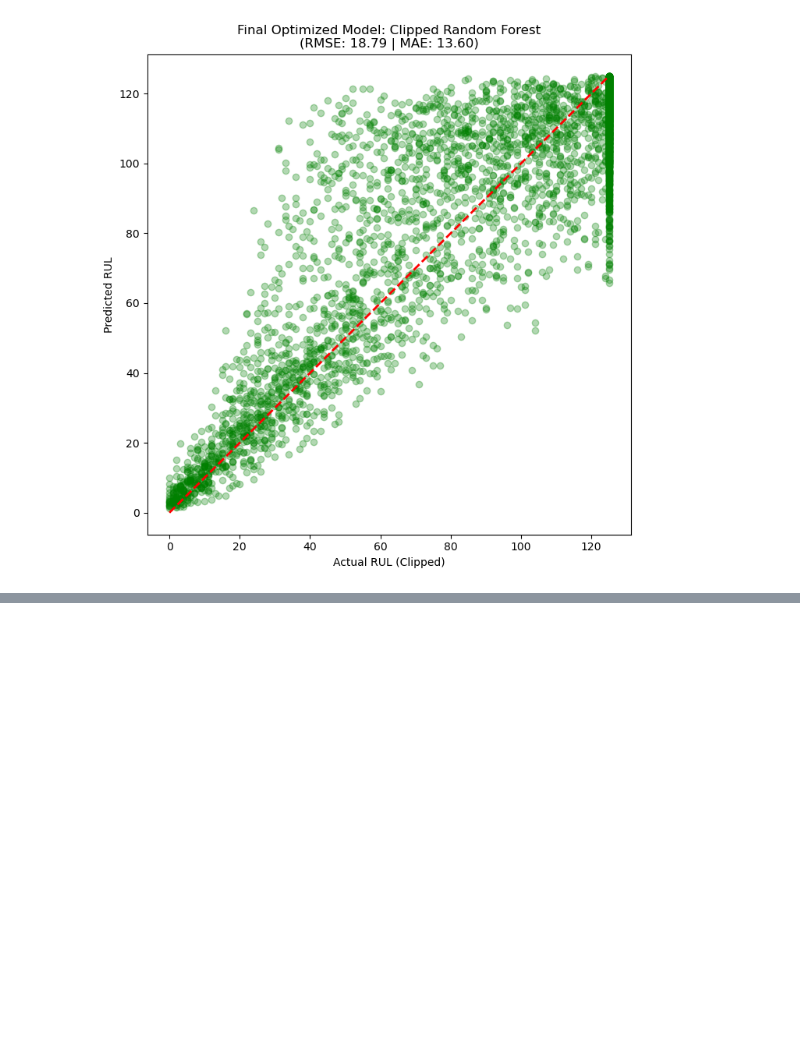
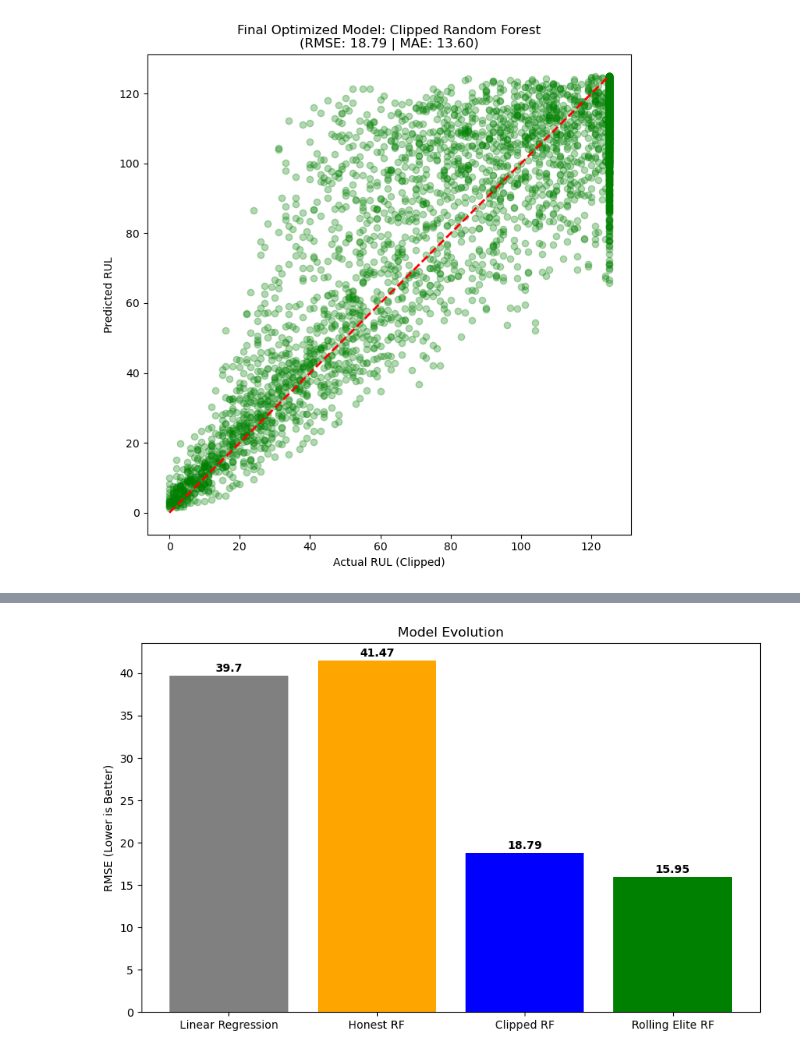
Before and after one commit to JayParekh-MechAI/Turbofan-Predictive-Maintenance, a Jupyter notebook: notebooks/analysis.ipynb, the cells around one changed output, grey strips where cells are left out. Cells and saved outputs as stored; diff of their text form; code cells hidden in the pictures; blank space fills up the shorter version.

```diff
--- a/notebooks/analysis.ipynb
+++ b/notebooks/analysis.ipynb
@@ -499,0 +562,15 @@ plt.show()
+# %%
+# Final Comparison Data
+models = ['Linear Regression', 'Honest RF', 'Clipped RF', 'Rolling Elite RF']
+scores = [39.70, 41.47, 18.79, 15.95]
+
+plt.figure(figsize=(10, 6))
+plt.bar(models, scores, color=['gray', 'orange', 'blue', 'green'])
+plt.ylabel('RMSE (Lower is Better)')
+plt.title('Model Evolution')
+# Add labels on top of bars
+for i, v in enumerate(scores):
+    plt.text(i, v + 0.5, str(v), ha='center', fontweight='bold')
+plt.show()
+# %% [output]
+[figure, added]
```
Also changed, not shown: parts of 22 cells of this notebook, 2 other files.
